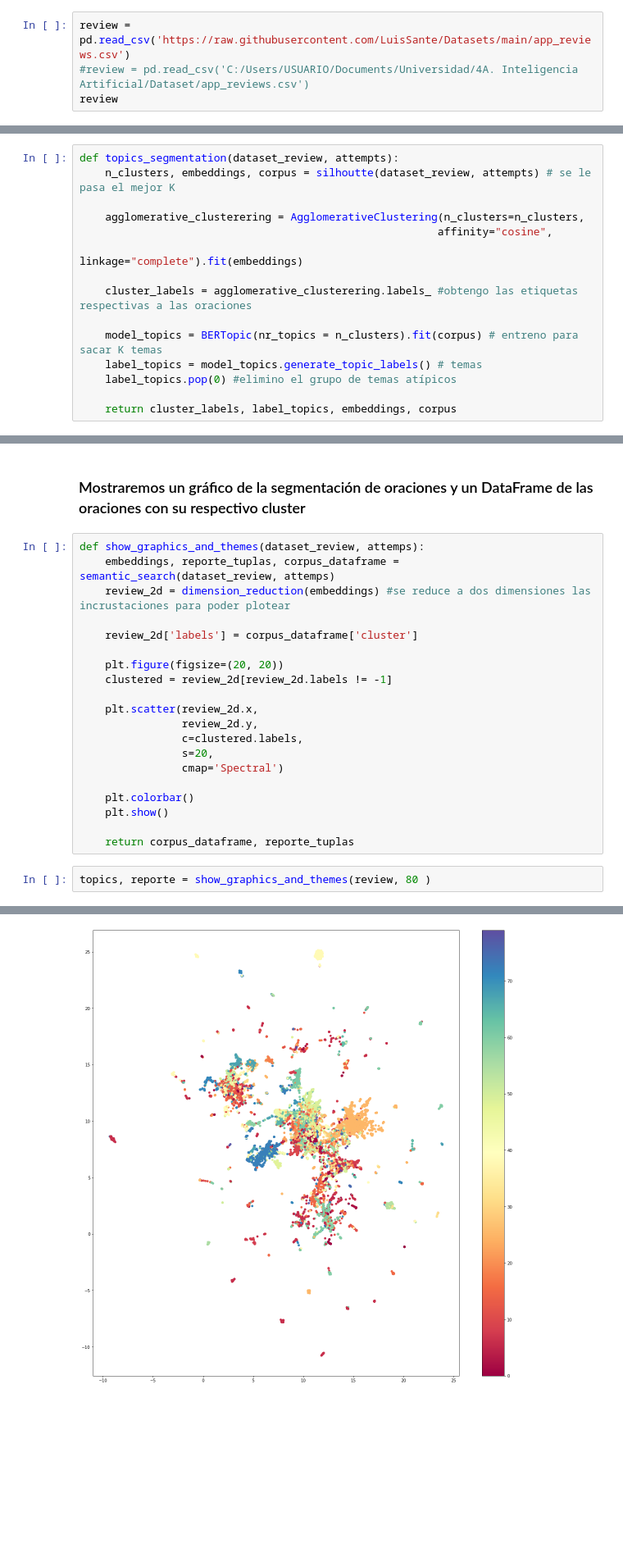
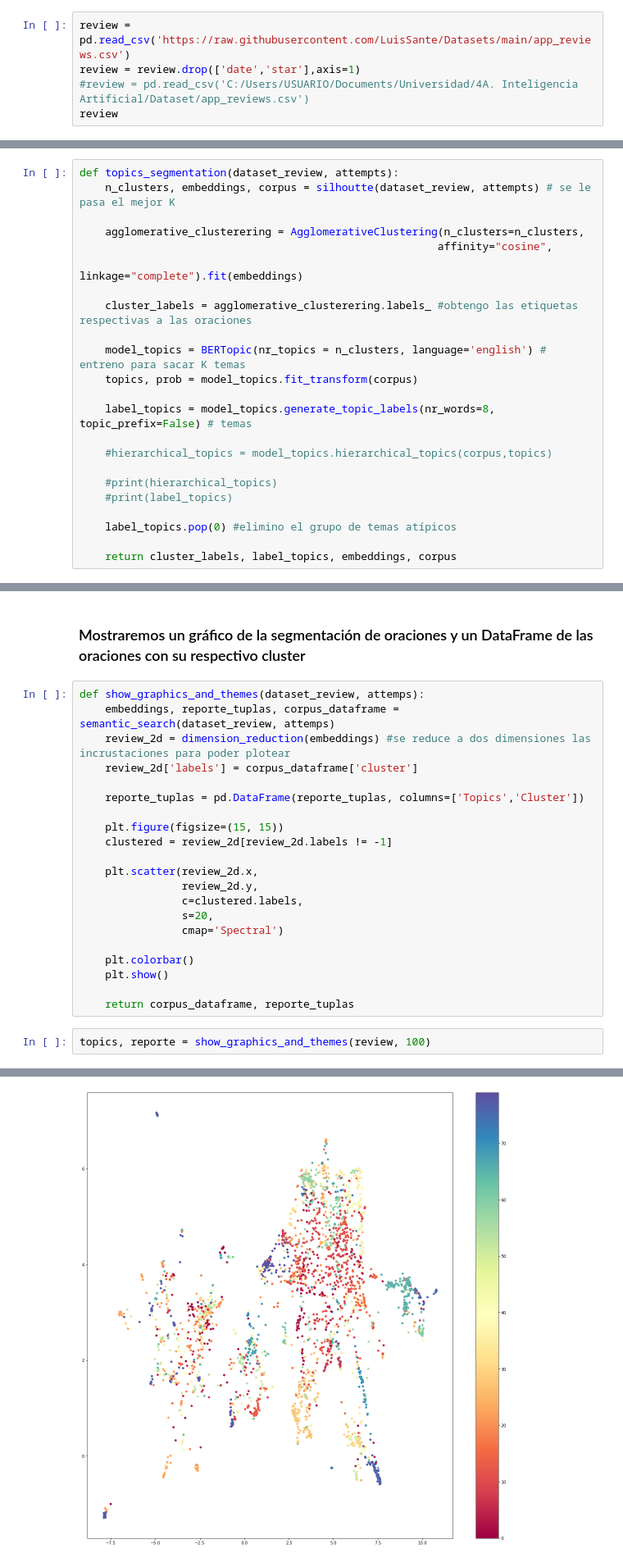
Before and after one commit to LuisSante/Text-segmentation-using-Agglomerative-Clustering, a Jupyter notebook: NLP - Clustering/agglomerative_clustering.ipynb, the cells around one changed output, grey strips where cells are left out. Shown at 82% size. Saved outputs shown, nothing was run; the diff lists cells and outputs as text; blank space fills up the shorter version.

Commit message:
improve topic coherence

```diff
--- a/NLP - Clustering/agglomerative_clustering.ipynb
+++ b/NLP - Clustering/agglomerative_clustering.ipynb
@@ -13,6 +14,7 @@ import pandas as pd
 ## Lectura del dataset "app_reviews"
 # %%
 review = pd.read_csv('https://raw.githubusercontent.com/LuisSante/Datasets/main/app_reviews.csv')
+review = review.drop(['date','star'],axis=1)
 #review = pd.read_csv('C:/Users/USUARIO/Documents/Universidad/4A. Inteligencia Artificial/Dataset/app_reviews.csv')
 review
 # %% [output]
@@ -124,8 +128,16 @@ def topics_segmentation(dataset_review, attempts):
 
     cluster_labels = agglomerative_clusterering.labels_ #obtengo las etiquetas respectivas a las oraciones
 
-    model_topics = BERTopic(nr_topics = n_clusters).fit(corpus) # entreno para sacar K temas
-    label_topics = model_topics.generate_topic_labels() # temas
+    model_topics = BERTopic(nr_topics = n_clusters, language='english') # entreno para sacar K temas
+    topics, prob = model_topics.fit_transform(corpus)
+
+    label_topics = model_topics.generate_topic_labels(nr_words=8, topic_prefix=False) # temas
+
+    #hierarchical_topics = model_topics.hierarchical_topics(corpus,topics)
+
+    #print(hierarchical_topics)
+    #print(label_topics)
+
     label_topics.pop(0) #elimino el grupo de temas atípicos
 
     return cluster_labels, label_topics, embeddings, corpus
@@ -199,10 +212,11 @@ def dimension_reduction(embeddings):
 def show_graphics_and_themes(dataset_review, attemps):
     embeddings, reporte_tuplas, corpus_dataframe = semantic_search(dataset_review, attemps)
     review_2d = dimension_reduction(embeddings) #se reduce a dos dimensiones las incrustaciones para poder plotear
-
     review_2d['labels'] = corpus_dataframe['cluster']
 
-    plt.figure(figsize=(20, 20))
+    reporte_tuplas = pd.DataFrame(reporte_tuplas, columns=['Topics','Cluster'])
+
+    plt.figure(figsize=(15, 15))
     clustered = review_2d[review_2d.labels != -1]
 
     plt.scatter(review_2d.x,
@@ -216,5 +230,5 @@ def show_graphics_and_themes(dataset_review, attemps):
 
     return corpus_dataframe, reporte_tuplas
 # %%
-topics, reporte = show_graphics_and_themes(review, 80 )
+topics, reporte = show_graphics_and_themes(review, 100)
 # %% [output]
@@ -222,4 +254,4 @@ topics, reporte = show_graphics_and_themes(review, 80 )
-[figure, old version]
+[figure, new version]
 # %%
 topics
 # %% [output]
```
Also changed, not shown: parts of 14 cells of this notebook, 1 other file.
